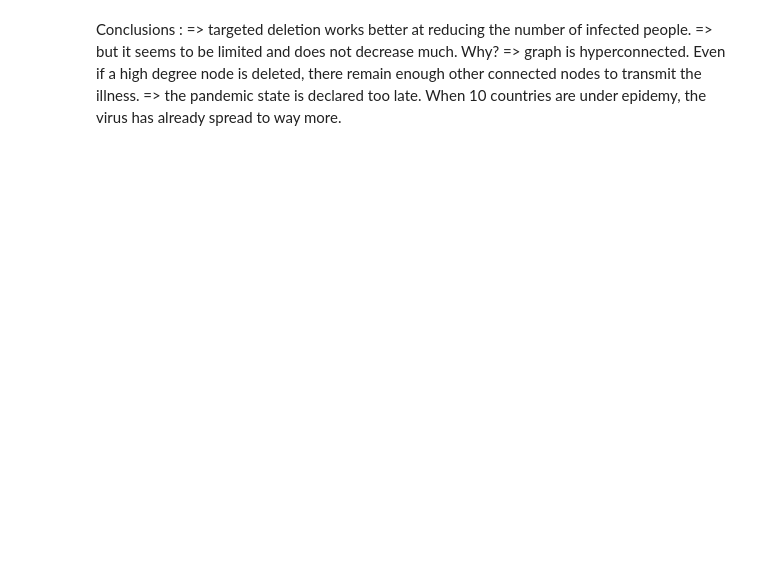
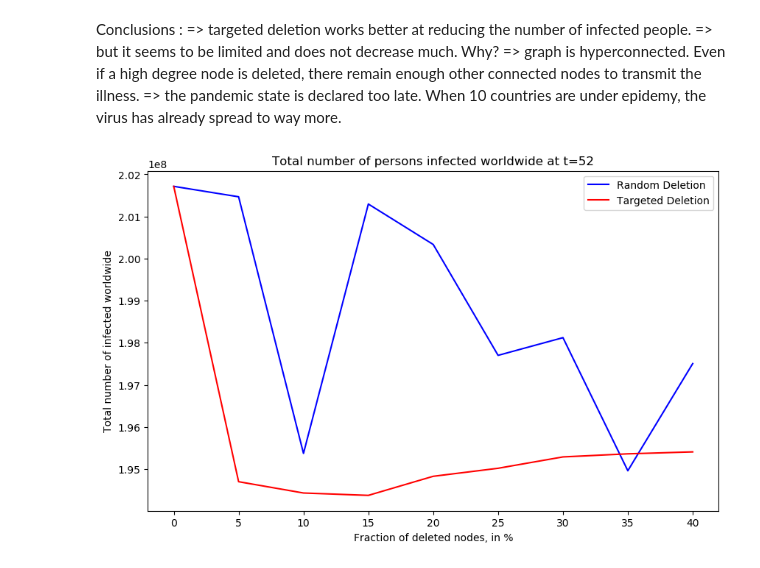
Before and after one commit to jllcentraleessec/NGSA-Epidemic-Prediction, a Jupyter notebook: NGSA_Project.ipynb, the cells around one changed output. Drawn from its saved outputs; the diff is of its cells as text; code cells hidden in the pictures; blank space fills up the shorter version.

```diff
--- a/NGSA_Project.ipynb
+++ b/NGSA_Project.ipynb
@@ -766,15 +796,17 @@ Conclusions :
 # %%
 x = list(range(0, 45, 5))
 
 fig, ax = plt.subplots(figsize=(10,6))
 
 plt.plot(x, nb_infected_random, label = 'Random Deletion', color = 'b')
 plt.plot(x, nb_infected_targeted, label = 'Targeted Deletion', color = 'r')
 
 
-plt.title("Total number of persons infected worldwide at t=52, under random or targeted deletion")
+plt.title("Total number of persons infected worldwide at t=52")
 plt.xlabel("Fraction of deleted nodes, in %")
 plt.ylabel("Total number of infected worldwide")
 plt.legend()
 
 plt.show()
+# %% [output]
+[figure, added]
```
Also changed, not shown: parts of 2 cells of this notebook.
